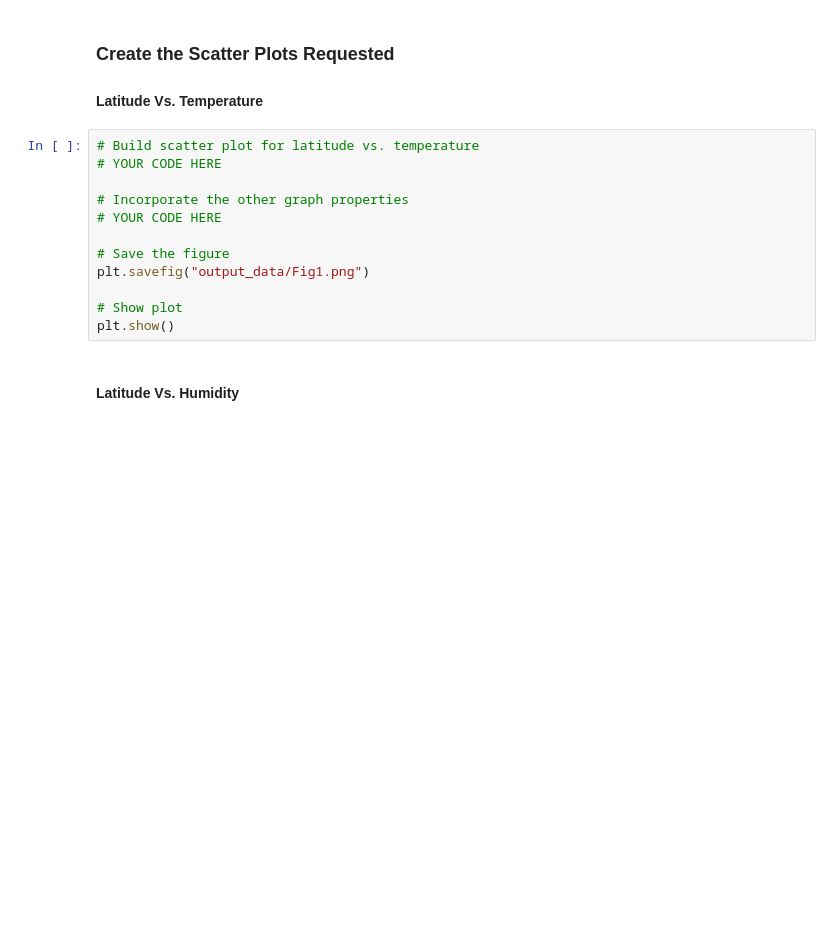
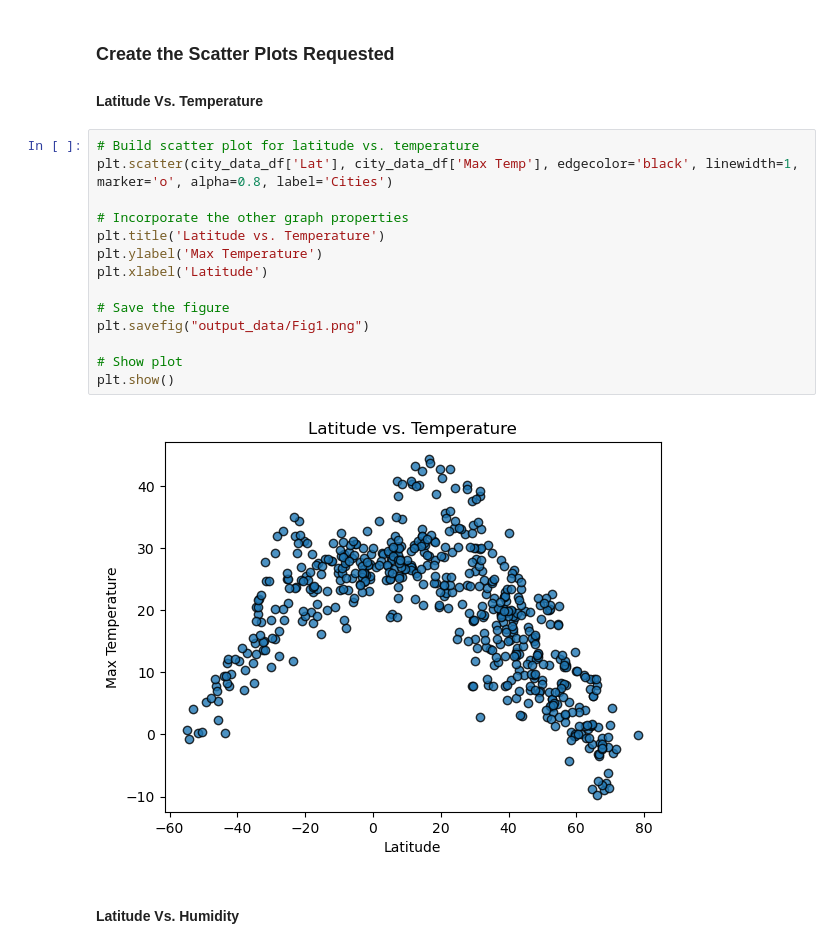
Before and after one commit to TylerWalje/python-api-challenge, a Jupyter notebook: WeatherPy/python_api_code/WeatherPy.ipynb, the cells around one changed output. Drawn from its saved outputs; the diff is of its cells as text; blank space fills up the shorter version.

Commit message:
scatter plots req 1

```diff
--- a/WeatherPy/python_api_code/WeatherPy.ipynb
+++ b/WeatherPy/python_api_code/WeatherPy.ipynb
@@ -190,16 +196,20 @@ city_data_df.head()
 #### Latitude Vs. Temperature
 # %%
 # Build scatter plot for latitude vs. temperature
-# YOUR CODE HERE
+plt.scatter(city_data_df['Lat'], city_data_df['Max Temp'], edgecolor='black', linewidth=1, marker='o', alpha=0.8, label='Cities')
 
 # Incorporate the other graph properties
-# YOUR CODE HERE
+plt.title('Latitude vs. Temperature')
+plt.ylabel('Max Temperature')
+plt.xlabel('Latitude')
 
 # Save the figure
 plt.savefig("output_data/Fig1.png")
 
 # Show plot
 plt.show()
+# %% [output]
+[figure, added]
 # %% [markdown]
 #### Latitude Vs. Humidity
 # %%
```
Also changed, not shown: parts of 6 cells of this notebook, 4 other files.
